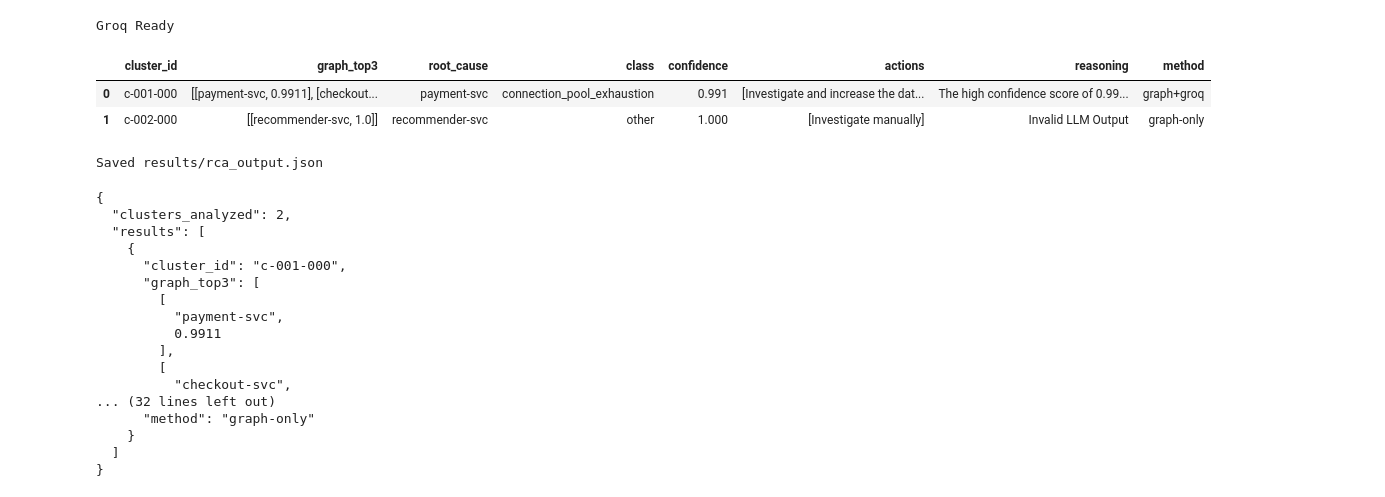
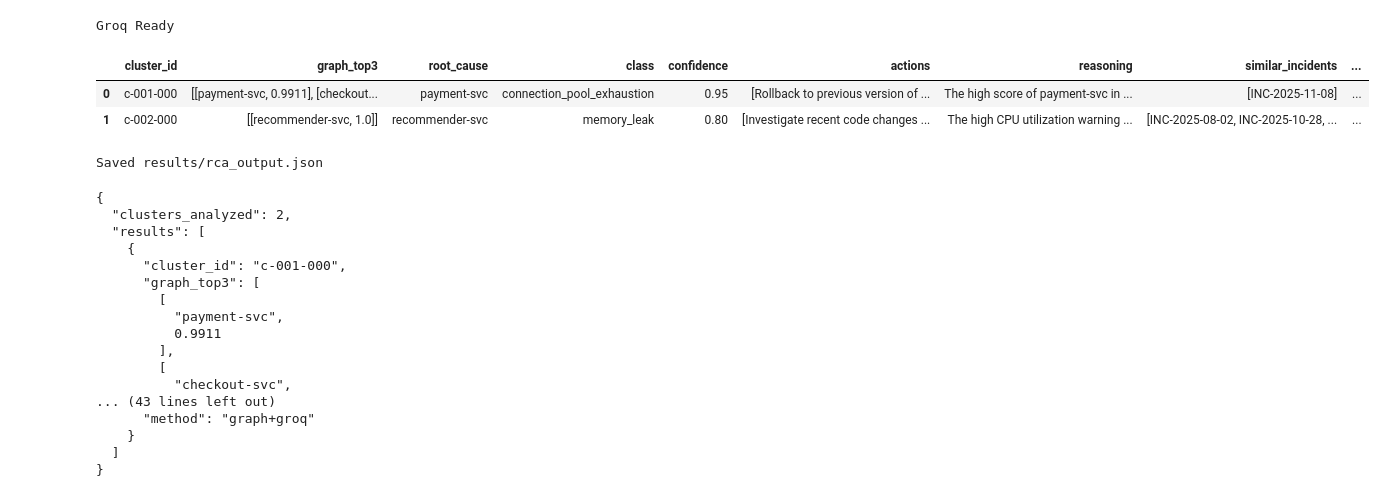
Before and after one commit to IamMr0/aiops-g4-phuc, a Jupyter notebook: w2/d2/assignment.ipynb, the cells around one changed output. Saved outputs shown, nothing was run; the diff lists cells and outputs as text; code cells hidden in the pictures.

```diff
--- a/w2/d2/assignment.ipynb
+++ b/w2/d2/assignment.ipynb
@@ -12,9 +12,10 @@ pd.set_option("display.max_columns", None)
 # %%
 DATASET_DIR = "./dataset"
 
-SERVICES_FILE = f"{DATASET_DIR}/services.json"
-CLUSTERS_FILE = f"{DATASET_DIR}/cluster_summary.json"
-ALERTS_FILE = f"{DATASET_DIR}/alerts_sample.jsonl"
+SERVICES_FILE       = f"{DATASET_DIR}/services.json"
+CLUSTERS_FILE       = f"{DATASET_DIR}/cluster_summary.json"
+ALERTS_FILE         = f"{DATASET_DIR}/alerts_sample.jsonl"
+INCIDENTS_FILE      = f"{DATASET_DIR}/incidents_history.json"
 
 with open(SERVICES_FILE, "r", encoding="utf-8") as f:
     services_data = json.load(f)
@@ -22,16 +23,19 @@ with open(SERVICES_FILE, "r", encoding="utf-8") as f:
 with open(CLUSTERS_FILE, "r", encoding="utf-8") as f:
     cluster_summary = json.load(f)
 
+with open(INCIDENTS_FILE, "r", encoding="utf-8") as f:
+    incidents_history = json.load(f)["incidents"]
+
 alerts = []
-
 with open(ALERTS_FILE, "r", encoding="utf-8") as f:
     for line in f:
         alerts.append(json.loads(line))
 
 print("Services:", len(services_data["services"]))
-print("Stores:", len(services_data["stores"]))
-print("Alerts:", len(alerts))
+print("Stores:",   len(services_data["stores"]))
+print("Alerts:",   len(alerts))
 print("Clusters:", len(cluster_summary["clusters"]))
+print("History incidents:", len(incidents_history))
 # %% [output]
 Services: 10
 Stores: 4
@@ -107,18 +112,18 @@ def rca_pagerank(
     graph,
     alpha=0.85
 ):
-
-    sub = graph.subgraph(
-        cluster_services
-    ).copy()
+    """PageRank on REVERSED subgraph.
+    Service depended-on by many callers → higher score → culprit candidate.
+    """
+    sub = graph.subgraph(cluster_services).copy()
 
     if len(sub.nodes()) == 0:
         return {}
 
-    return nx.pagerank(
-        sub,
-        alpha=alpha
-    )
+    # Reverse: A→B becomes B→A so callee receives votes from callers
+    #reverse = sub.reverse(copy=True)
+
+    return nx.pagerank(sub, alpha=alpha)
 # %%
 def earliest_alert_by_service(
     alerts,
@@ -207,7 +259,7 @@ def rca_combined(
 # %%
 from groq import Groq
 
-GROQ_API_KEY = "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"
+GROQ_API_KEY = "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"
 
 client = Groq(
     api_key=GROQ_API_KEY
@@ -451,21 +468,15 @@ def run_rca(
 # %%
 results = []
 
 for cluster in cluster_summary["clusters"]:
-
-    result = run_rca(
-        cluster,
-        alerts,
-        G
-    )
-
+    result = run_rca(cluster, alerts, G, incidents_history)
     results.append(result)
 
 pd.DataFrame(results)
 # %% [output]
-|  | cluster_id | graph_top3 | root_cause | class | confidence | actions | reasoning | method |
-| 0 | c-001-000 | [[payment-svc, 0.9911], [checkout... | payment-svc | connection_pool_exhaustion | 0.991 | [Investigate and increase the dat... | The high confidence score of 0.99... | graph+groq |
-| 1 | c-002-000 | [[recommender-svc, 1.0]] | recommender-svc | other | 1.000 | [Investigate manually] | Invalid LLM Output | graph-only |
+|  | cluster_id | graph_top3 | root_cause | class | confidence | actions | reasoning | similar_incidents | ... |
+| 0 | c-001-000 | [[payment-svc, 0.9911], [checkout... | payment-svc | connection_pool_exhaustion | 0.95 | [Rollback to previous version of ... | The high score of payment-svc in ... | [INC-2025-11-08] | ... |
+| 1 | c-002-000 | [[recommender-svc, 1.0]] | recommender-svc | memory_leak | 0.80 | [Investigate recent code changes ... | The high CPU utilization warning ... | [INC-2025-08-02, INC-2025-10-28, ... | ... |
 # %%
 output = {
     "clusters_analyzed":
@@ -514,8 +525,8 @@ with open(
         ],
         [
           "checkout-svc",
-... (32 lines left out)
-      "method": "graph-only"
+... (43 lines left out)
+      "method": "graph+groq"
     }
   ]
 }
```
Also changed, not shown: parts of 5 cells of this notebook, 4 other files.
